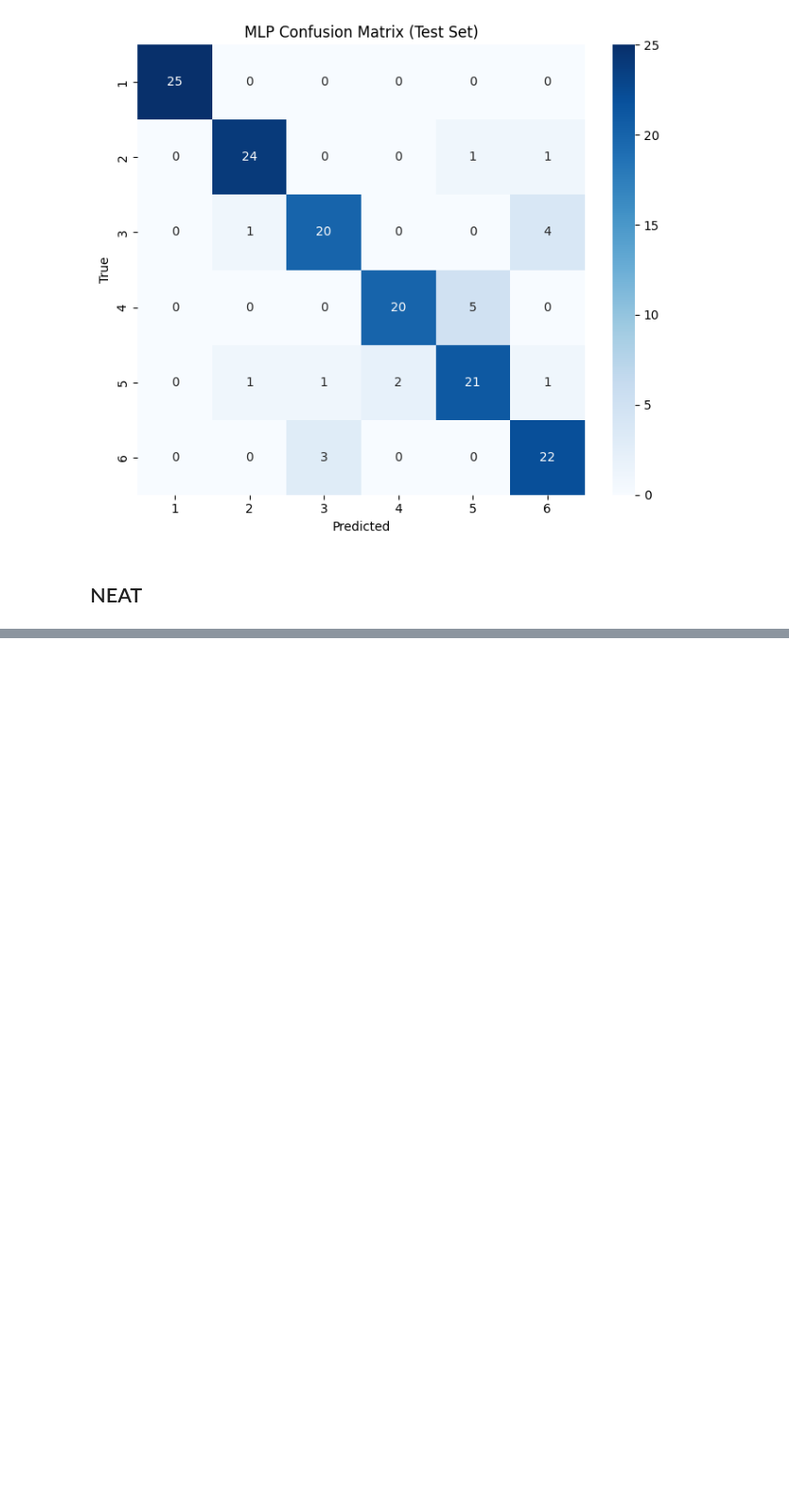
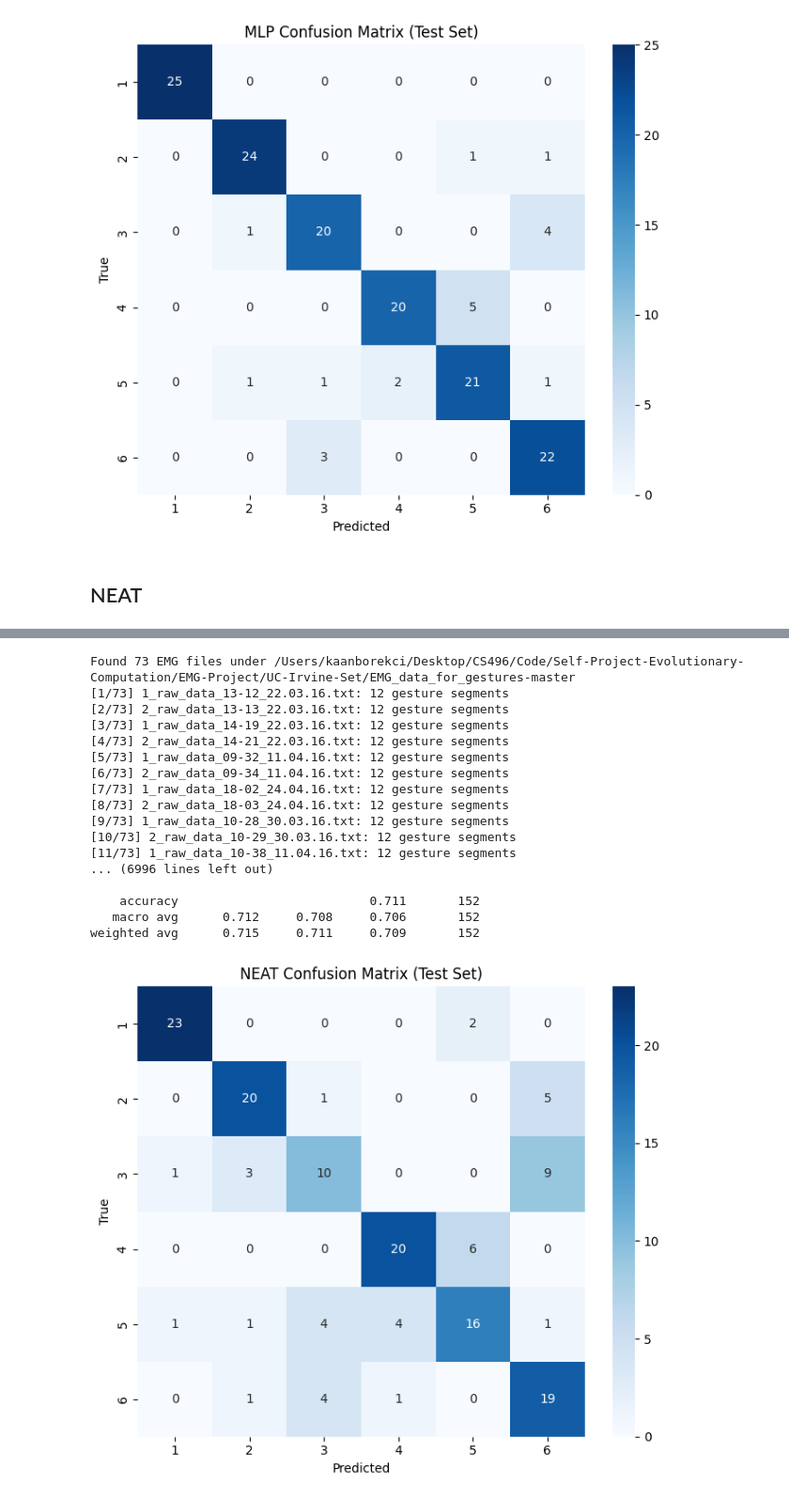
Before and after one commit to kborekci06/Evolutionary-EMG-Classification, a Jupyter notebook: current_code/251120_EMG_Evolution_main.ipynb, the cells around one changed output, grey strips where cells are left out. Shown at 94% size. Saved outputs shown, nothing was run; the diff lists cells and outputs as text; code cells hidden in the pictures; blank space fills up the shorter version.

```diff
--- a/current_code/251120_EMG_Evolution_main.ipynb
+++ b/current_code/251120_EMG_Evolution_main.ipynb
@@ -134,0 +135,23 @@ weighted avg      0.716     0.711     0.709       152
+# %%
+run_neat_emg(root=root_path, emg_column_names=emg_column_names, valid_classes=gesture_classes,
+neat_config_path=Path("/Users/kaanborekci/Desktop/CS496/Code/Self-Project-Evolutionary-Computation/EMG-Project/Evolutionary-EMG-Classification/configs/neat_emg_config.ini"),
+n_generations=500)
+# %% [output]
+Found 73 EMG files under /Users/kaanborekci/Desktop/CS496/Code/Self-Project-Evolutionary-Computation/EMG-Project/UC-Irvine-Set/EMG_data_for_gestures-master
+[1/73] 1_raw_data_13-12_22.03.16.txt: 12 gesture segments
+[2/73] 2_raw_data_13-13_22.03.16.txt: 12 gesture segments
+[3/73] 1_raw_data_14-19_22.03.16.txt: 12 gesture segments
+[4/73] 2_raw_data_14-21_22.03.16.txt: 12 gesture segments
+[5/73] 1_raw_data_09-32_11.04.16.txt: 12 gesture segments
+[6/73] 2_raw_data_09-34_11.04.16.txt: 12 gesture segments
+[7/73] 1_raw_data_18-02_24.04.16.txt: 12 gesture segments
+[8/73] 2_raw_data_18-03_24.04.16.txt: 12 gesture segments
+[9/73] 1_raw_data_10-28_30.03.16.txt: 12 gesture segments
+[10/73] 2_raw_data_10-29_30.03.16.txt: 12 gesture segments
+[11/73] 1_raw_data_10-38_11.04.16.txt: 12 gesture segments
+... (6996 lines left out)
+
+    accuracy                          0.711       152
+   macro avg      0.712     0.708     0.706       152
+weighted avg      0.715     0.711     0.709       152
+[figure, added]
```
Also changed, not shown: parts of 3 cells of this notebook, 1 other file.
